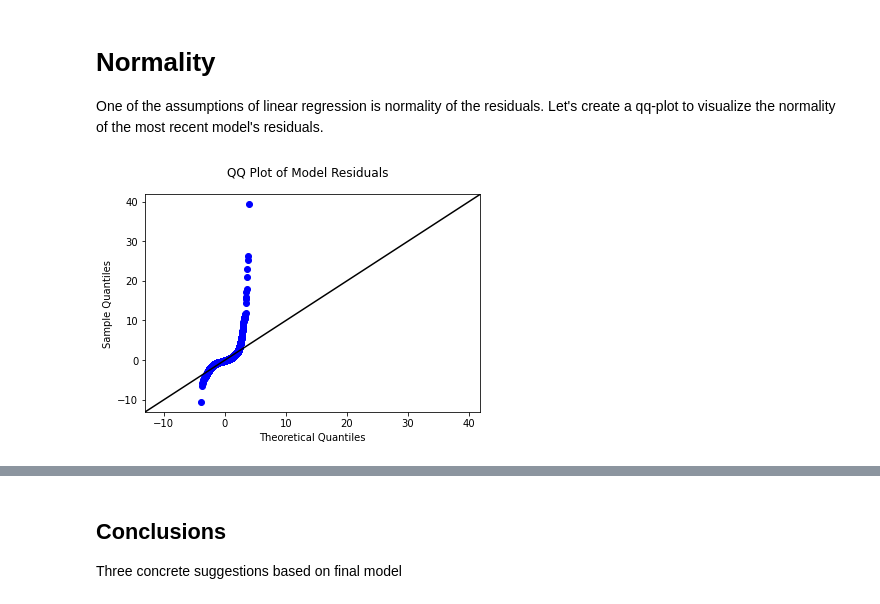
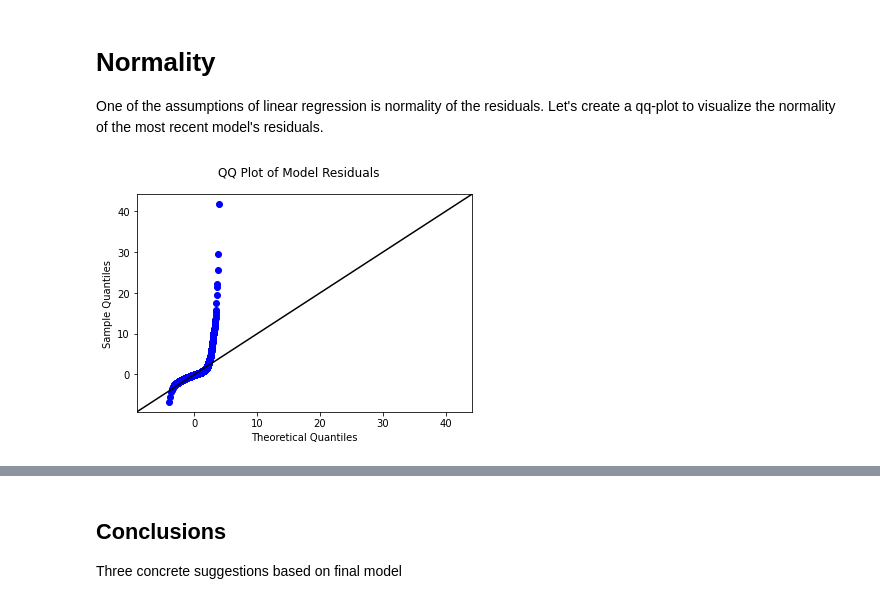
Before and after one commit to jbenedito99/dsc-phase-2-project-v2-5, a Jupyter notebook: student.ipynb, the cells around one changed output, grey strips where cells are left out. Saved outputs shown, nothing was run; the diff lists cells and outputs as text; code cells hidden in the pictures.

```diff
--- a/student.ipynb
+++ b/student.ipynb
@@ -805,0 +877,11 @@ This model incorporating the categorical variables of interest plus <b>sqft_livi
+# %%
+# revised regression model without condition and nuisance
+y_combined_reduced_ = house_data['price']
+X_combined_reduced_ = house_data[["sqft_living", "rating", "bedrooms", "bathrooms", "floors", "view"]]
+X_combined_reduced_ = pd.get_dummies(X_combined_reduced_, columns=['rating'])
+X_combined_reduced_ = X_combined_reduced_.drop('rating_13', axis=1)
+
+reduced_model_ = sm.OLS(y, sm.add_constant(X_combined_reduced_))
+reduced_results_ = reduced_model_.fit()
+
+print(reduced_results_.summary())
@@ -834,9 +941,9 @@ From the heatmap, we see multicollinearity with regards to <b>sqft_living</b>, <
 # %%
 # editing linear regression model
-# dropping rating, bedrooms, and bathrooms to avoid multicollinearity
+# dropping rating, bedrooms, and bathrooms to reduce multicollinearity
 y = house_data['price']
-X = house_data[["sqft_living", "floors", "waterfront", "view", "condition", "greenbelt", "nuisance"]]
-X = pd.get_dummies(X, columns=['condition'], drop_first=True) # now using drop_first=True to avoid dummy variable trap
+X = house_data[["sqft_living", "floors", "view"]]
+X = pd.get_dummies(X, columns=['view'], drop_first=True) # now using drop_first=True to avoid dummy variable trap
 
 model_1 = sm.OLS(y, sm.add_constant(X))
 results_1 = model_1.fit()
@@ -863,8 +976,8 @@ strong multicollinearity or other numerical problems.
 # %%
 # editing linear regression model
-# dropping sqft_living, bedrooms, and bathrooms to avoid multicollinearity
+# dropping sqft_living, bedrooms, and bathrooms to reduce multicollinearity
 y = house_data['price']
-X = house_data[["rating", "floors", "waterfront", "view", "condition", "greenbelt", "nuisance"]]
+X = house_data[["rating", "floors", "view"]]
 X = pd.get_dummies(X, columns=['rating'])
 X = X.drop('rating_13', axis=1)
 
@@ -895,11 +1013,0 @@ Between the two models, the linear regression with <b>sqft_living</b>, <b>bedroo
-# %%
-# dropping greenbelt
-y = house_data['price']
-X = house_data[["rating", "floors", "waterfront", "view", "condition", "nuisance"]]
-X = pd.get_dummies(X, columns=['rating'])
-X = X.drop('rating_13', axis=1)
-
-model_chosen = sm.OLS(y, sm.add_constant(X))
-results_chosen = model_chosen.fit()
-
-print(results_chosen.summary())
@@ -928,10 +1018,10 @@ One of the assumptions of linear regression is normality of the residuals. Let's
 # %%
 # creating qq-plot of chosen model's residuals
 fig, ax = plt.subplots()
-sm.graphics.qqplot(results_chosen.resid, dist=stats.norm, line='45', fit=True, ax=ax)
+sm.graphics.qqplot(baseline_results.resid, dist=stats.norm, line='45', fit=True, ax=ax)
 
 line = ax.lines[1]
 line.set_color("black")
 fig.suptitle("QQ Plot of Model Residuals");
 # %% [output]
-[figure, old version]
+[figure, new version]
```
Also changed, not shown: parts of 40 cells of this notebook.
